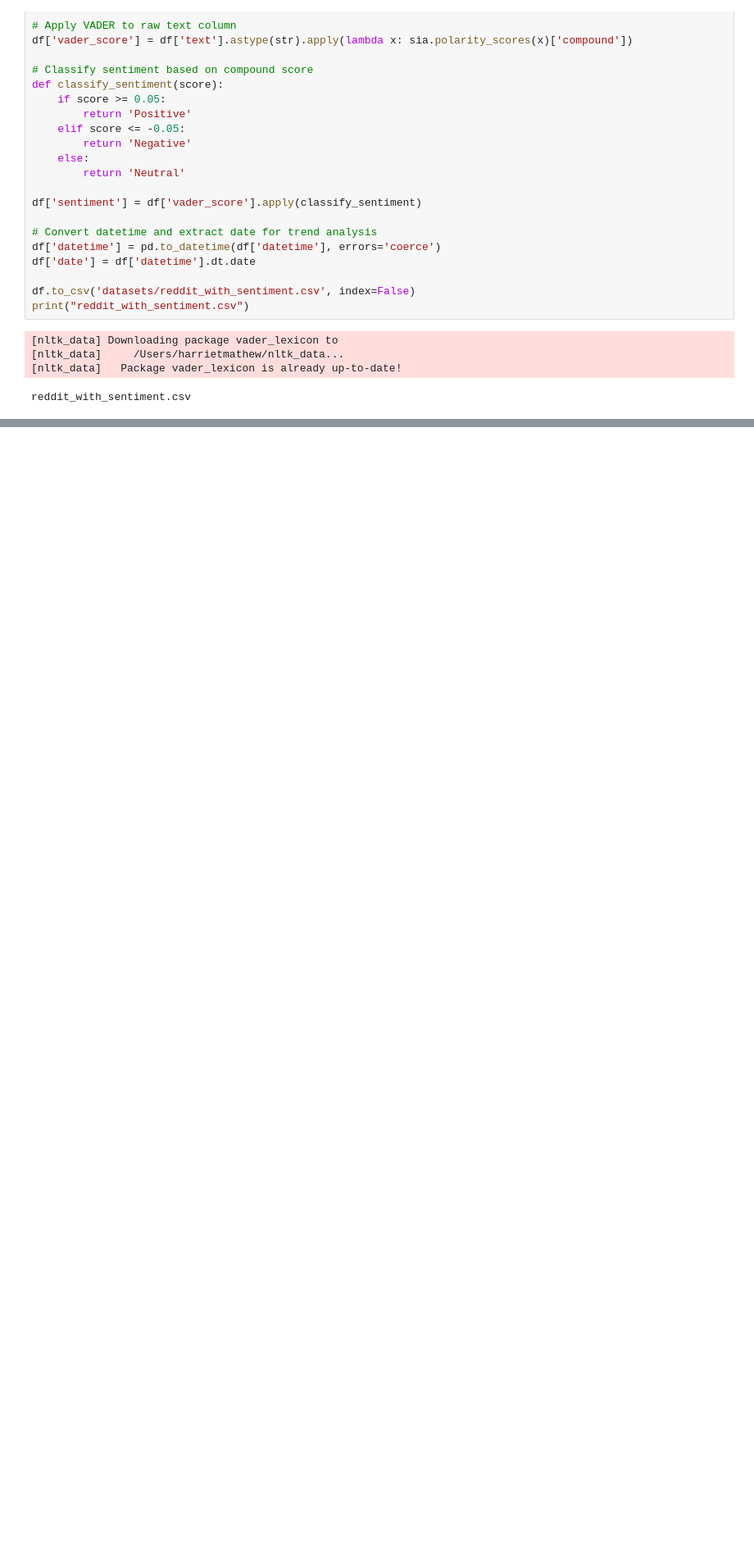
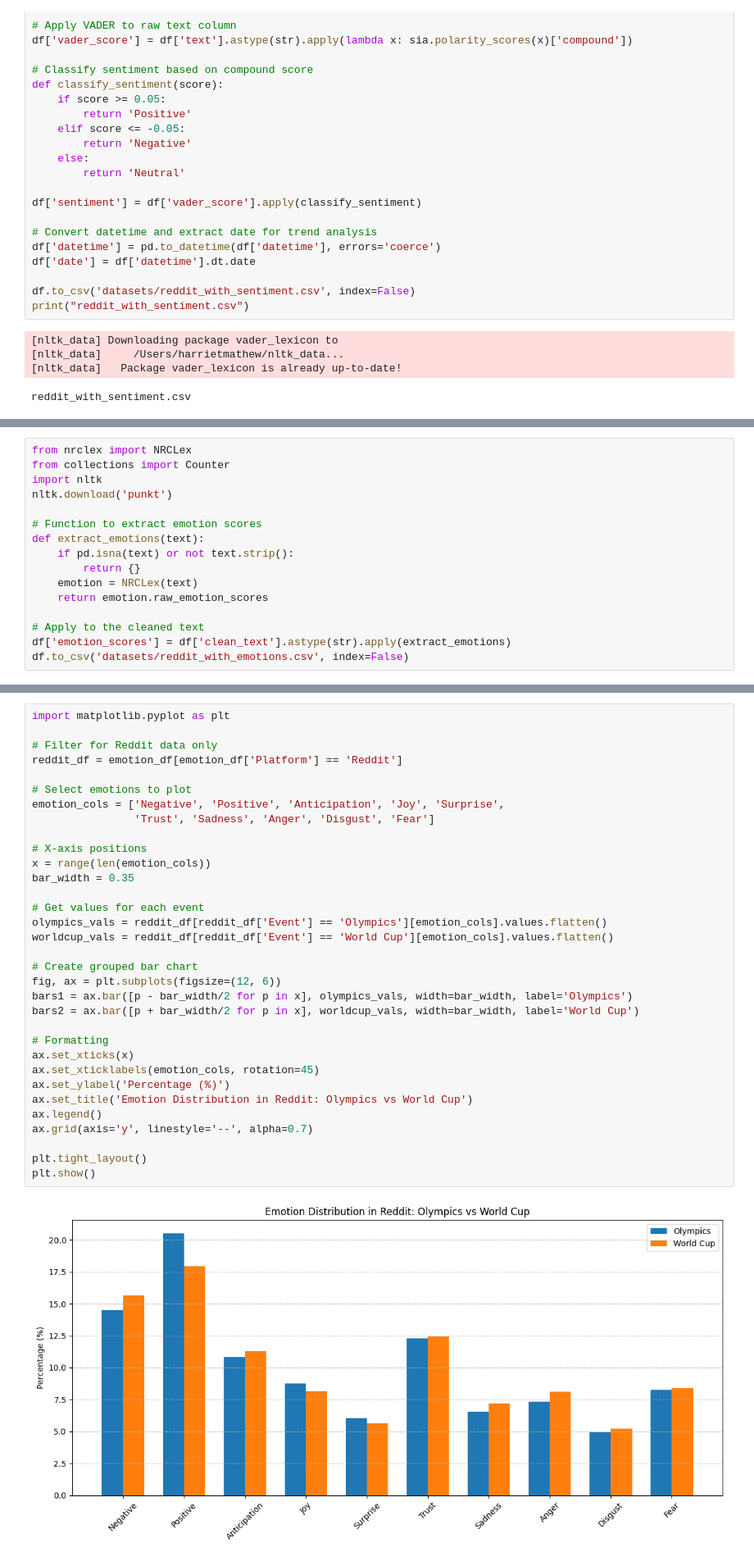
Before and after one commit to Harriet2004/SocialMedia, a Jupyter notebook: reddit_question1.ipynb, the cells around one changed output, grey strips where cells are left out. Shown at 82% size. Cells and saved outputs as stored; diff of their text form; blank space fills up the shorter version.

Commit message:
Updated code and datasets

```diff
--- a/reddit_question1.ipynb
+++ b/reddit_question1.ipynb
@@ -143,0 +95,16 @@ KeyError: 'strong_sentiment'
+# %%
+from nrclex import NRCLex
+from collections import Counter
+import nltk
+nltk.download('punkt')
+
+# Function to extract emotion scores
+def extract_emotions(text):
+    if pd.isna(text) or not text.strip():
+        return {}
+    emotion = NRCLex(text)
+    return emotion.raw_emotion_scores
+
+# Apply to the cleaned text
+df['emotion_scores'] = df['clean_text'].astype(str).apply(extract_emotions)
+df.to_csv('datasets/reddit_with_emotions.csv', index=False)
@@ -143,0 +144,35 @@ KeyError: 'strong_sentiment'
+# %%
+import matplotlib.pyplot as plt
+
+# Filter for Reddit data only
+reddit_df = emotion_df[emotion_df['Platform'] == 'Reddit']
+
+# Select emotions to plot
+emotion_cols = ['Negative', 'Positive', 'Anticipation', 'Joy', 'Surprise',
+                'Trust', 'Sadness', 'Anger', 'Disgust', 'Fear']
+
+# X-axis positions
+x = range(len(emotion_cols))
+bar_width = 0.35
+
+# Get values for each event
+olympics_vals = reddit_df[reddit_df['Event'] == 'Olympics'][emotion_cols].values.flatten()
+worldcup_vals = reddit_df[reddit_df['Event'] == 'World Cup'][emotion_cols].values.flatten()
+
+# Create grouped bar chart
+fig, ax = plt.subplots(figsize=(12, 6))
+bars1 = ax.bar([p - bar_width/2 for p in x], olympics_vals, width=bar_width, label='Olympics')
+bars2 = ax.bar([p + bar_width/2 for p in x], worldcup_vals, width=bar_width, label='World Cup')
+
+# Formatting
+ax.set_xticks(x)
+ax.set_xticklabels(emotion_cols, rotation=45)
+ax.set_ylabel('Percentage (%)')
+ax.set_title('Emotion Distribution in Reddit: Olympics vs World Cup')
+ax.legend()
+ax.grid(axis='y', linestyle='--', alpha=0.7)
+
+plt.tight_layout()
+plt.show()
+# %% [output]
+[figure, added]
```
Also changed, not shown: parts of 8 cells of this notebook, 5 other files.
